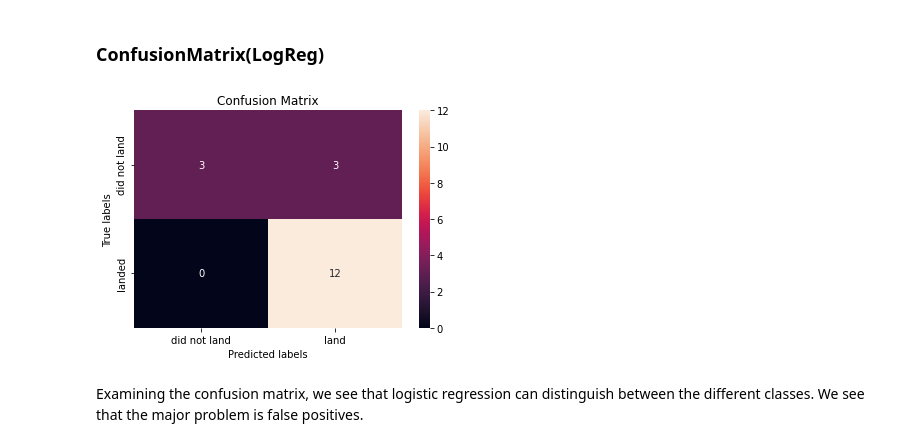
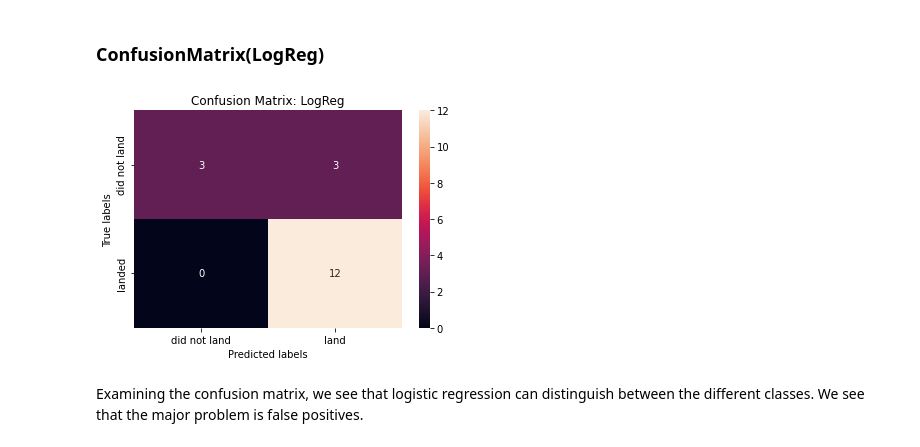
Before and after one commit to bgo2002/IBM_DS_CAPSTONE_PROJECT, a Jupyter notebook: Capstone_SpaceX_08_MachineLearningPrediction_Scilearn_250822_final.ipynb, the cells around one changed output. Drawn from its saved outputs; the diff is of its cells as text; code cells hidden in the pictures.

```diff
--- a/Capstone_SpaceX_08_MachineLearningPrediction_Scilearn_250822_final.ipynb
+++ b/Capstone_SpaceX_08_MachineLearningPrediction_Scilearn_250822_final.ipynb
@@ -170,19 +177,21 @@ accuracy : 0.8464285714285713
 # %% [markdown]
 Calculate the accuracy on the test data using the method <code>score</code>:
 # %%
-yhat_lr = model_lr.predict(X_test)
-logreg_score = accuracy_score(Y_test, yhat_lr, normalize=True)
-logreg_score
+model = grid.best_estimator_
+yhat_lr = model.fit(X_train,Y_train).predict(X_test)
+lr_score = accuracy_score(Y_test, yhat_lr, normalize=True)
+lr_score
 # %% [output]
 0.8333333333333334
 # %% [markdown]
 Lets look at the confusion matrix:
 # %% [markdown]
 ### ConfusionMatrix(LogReg)
-# %%
-plot_confusion_matrix(Y_test,yhat_lr)
-# %% [output]
-[figure, removed]
+# %%
+### [JWU] False positives: 3 = (predict ‘land’:3|actully ‘didnot land’:6)
+plot_confusion_matrix(Y_test,yhat_lr,"LogReg")
+# %% [output]
+[figure, added]
 # %% [markdown]
 Examining the confusion matrix, we see that logistic regression can distinguish between the different classes.  We see that the major problem is false positives.
 # %% [markdown]
```
Also changed, not shown: parts of 25 cells of this notebook, 3 other files.
